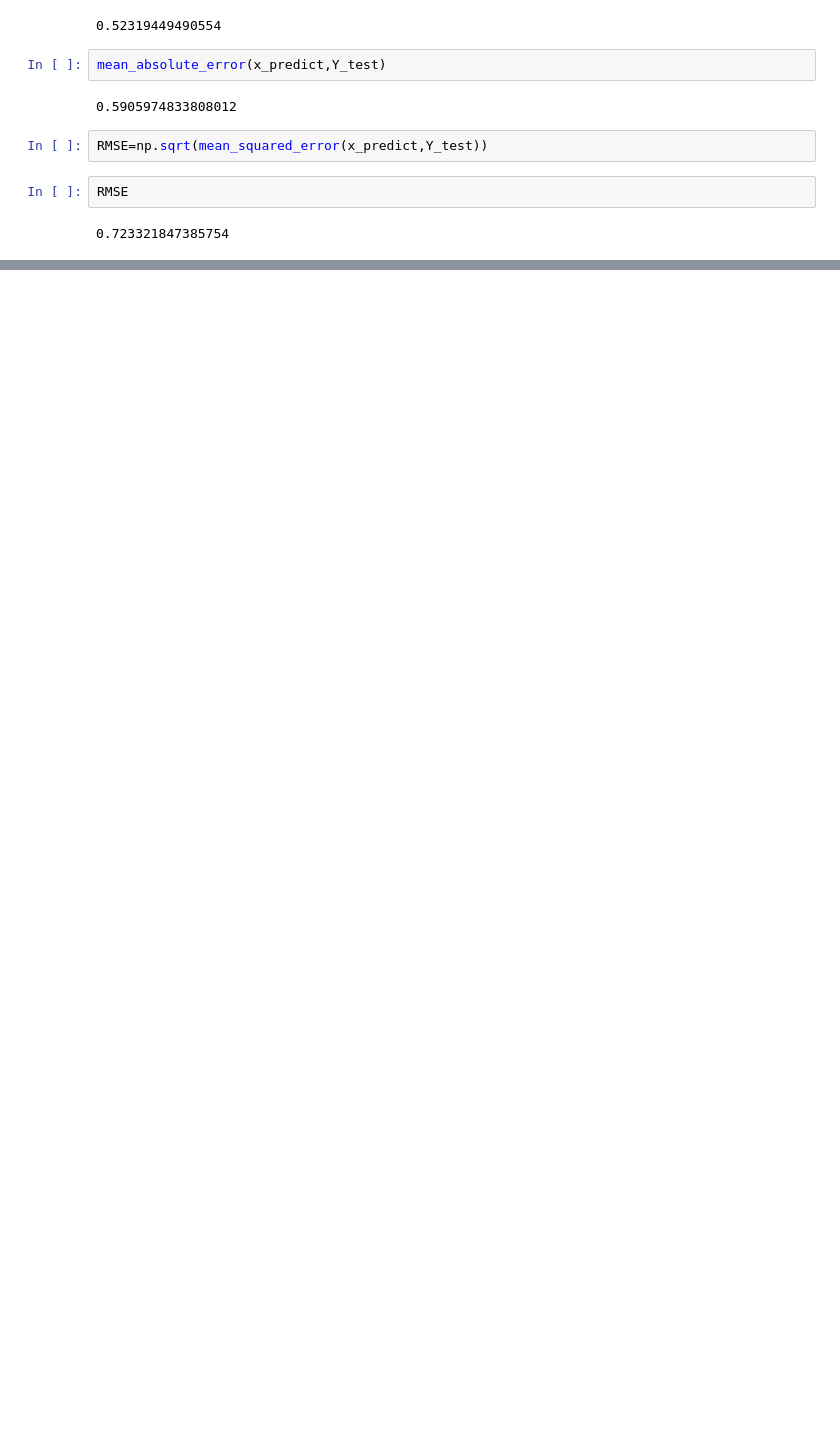
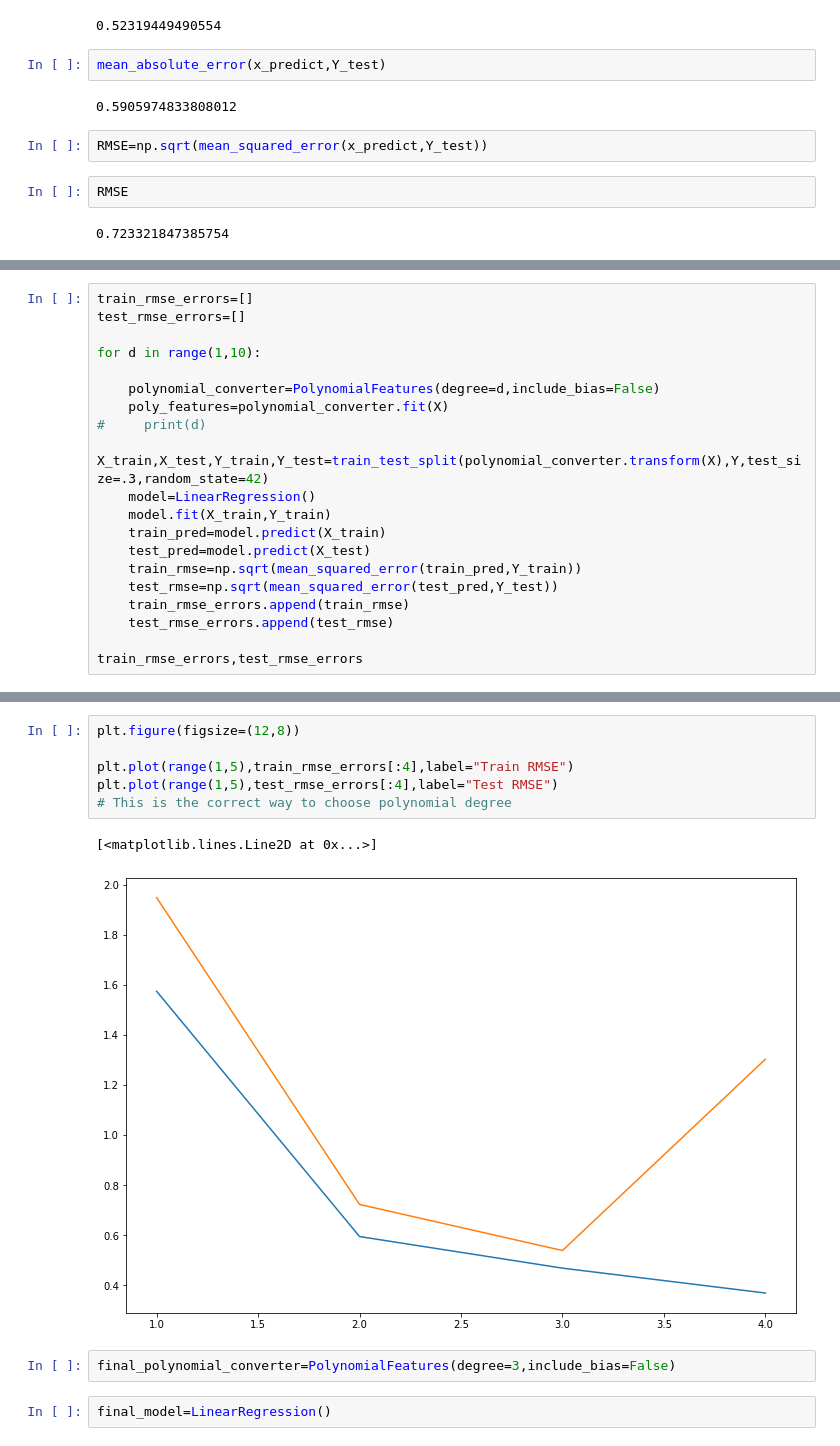
Before and after one commit to MIlanJP/Linear-regression-practice, a Jupyter notebook: Advertisement Linear regression.ipynb, the cells around one changed output, grey strips where cells are left out. Cells and saved outputs as stored; diff of their text form; blank space fills up the shorter version.

```diff
--- a/Advertisement Linear regression.ipynb
+++ b/Advertisement Linear regression.ipynb
@@ -289,0 +362,20 @@ RMSE
+# %%
+train_rmse_errors=[]
+test_rmse_errors=[]
+
+for d in range(1,10):
+
+    polynomial_converter=PolynomialFeatures(degree=d,include_bias=False)
+    poly_features=polynomial_converter.fit(X)
+#     print(d)
+    X_train,X_test,Y_train,Y_test=train_test_split(polynomial_converter.transform(X),Y,test_size=.3,random_state=42)
+    model=LinearRegression()
+    model.fit(X_train,Y_train)
+    train_pred=model.predict(X_train)
+    test_pred=model.predict(X_test)
+    train_rmse=np.sqrt(mean_squared_error(train_pred,Y_train))
+    test_rmse=np.sqrt(mean_squared_error(test_pred,Y_test))
+    train_rmse_errors.append(train_rmse)
+    test_rmse_errors.append(test_rmse)
+
+train_rmse_errors,test_rmse_errors
@@ -289,0 +405,13 @@ RMSE
+# %%
+plt.figure(figsize=(12,8))
+
+plt.plot(range(1,5),train_rmse_errors[:4],label="Train RMSE")
+plt.plot(range(1,5),test_rmse_errors[:4],label="Test RMSE")
+# This is the correct way to choose polynomial degree
+# %% [output]
+[<matplotlib.lines.Line2D at 0x...>]
+[figure, added]
+# %%
+final_polynomial_converter=PolynomialFeatures(degree=3,include_bias=False)
+# %%
+final_model=LinearRegression()
```
Also changed, not shown: parts of 18 cells of this notebook, 2 other files.
